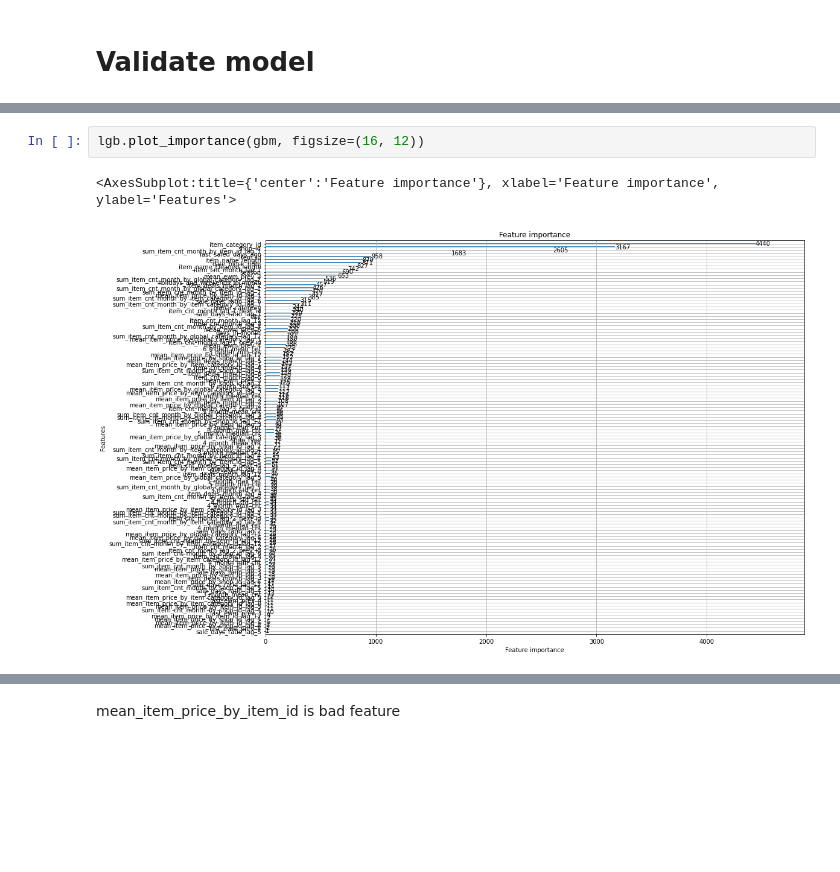
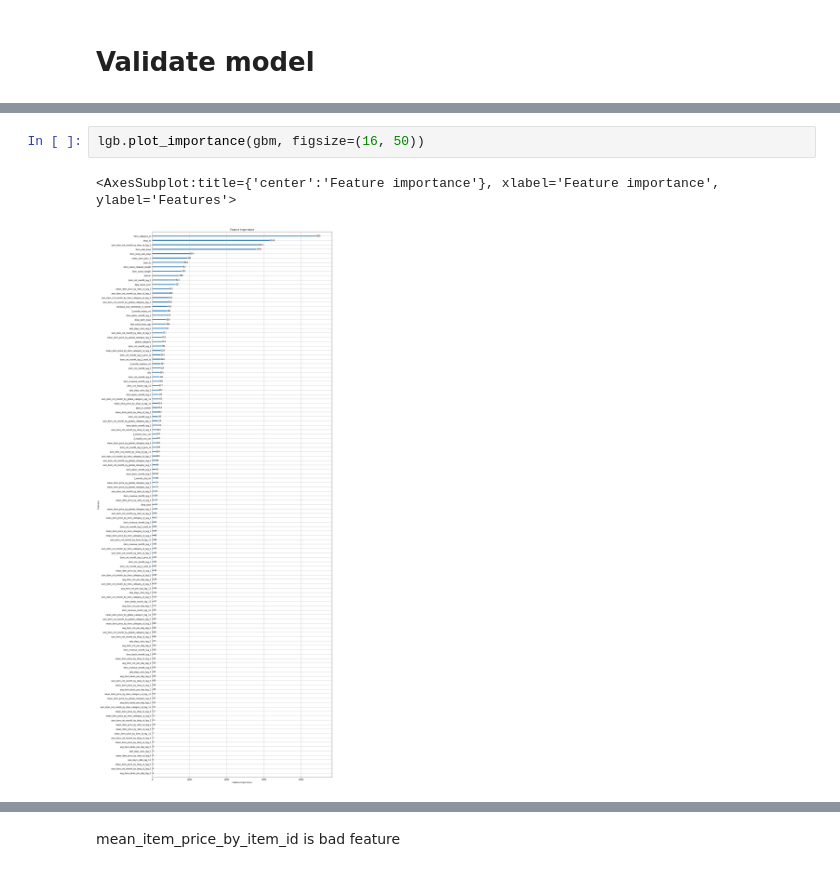
Before and after one commit to beatwad/predict_future_sales, a Jupyter notebook: Pred_Fut_Sales.ipynb, the cells around one changed output, grey strips where cells are left out. Drawn from its saved outputs; the diff is of its cells as text; blank space fills up the shorter version.

```diff
--- a/Pred_Fut_Sales.ipynb
+++ b/Pred_Fut_Sales.ipynb
@@ -1061,8 +1259,8 @@ Early stopping, best iteration is:
 # %%
-lgb.plot_importance(gbm, figsize=(16, 12))
+lgb.plot_importance(gbm, figsize=(16, 50))
 # %% [output]
 <AxesSubplot:title={'center':'Feature importance'}, xlabel='Feature importance', ylabel='Features'>
-[figure, old version]
+[figure, new version]
 # %%
 feat_importance = dict(zip(X_train.columns, gbm.feature_importance()))
 feat_importance = {k: v for k, v in sorted(feat_importance.items(), key=lambda x: x[1], reverse=True)}
```
Also changed, not shown: parts of 56 cells of this notebook, 1 other file.
